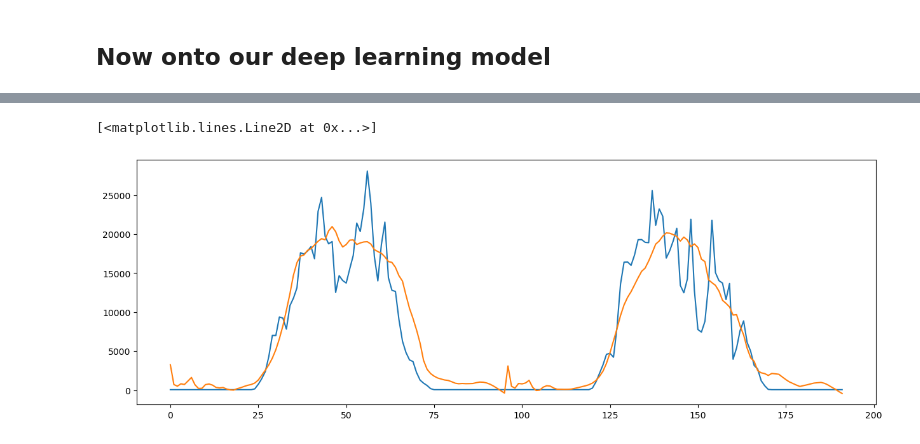
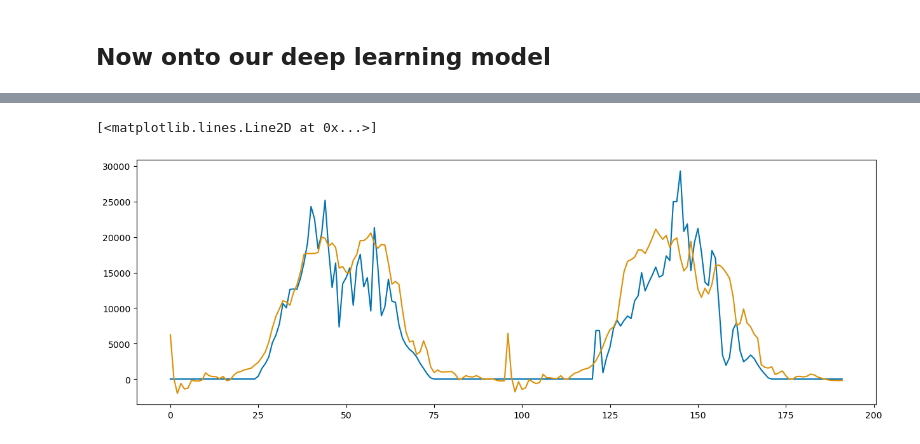
Before and after one commit to joshmdata/data-science-projects, a Jupyter notebook: time-series-forecasting-solar-power-generation.ipynb, the cells around one changed output, grey strips where cells are left out. Drawn from its saved outputs; the diff is of its cells as text; code cells hidden in the pictures.

```diff
--- a/time-series-forecasting-solar-power-generation.ipynb
+++ b/time-series-forecasting-solar-power-generation.ipynb
@@ -252,5 +316,4 @@ Now making the lag features. We can use feature selection to get the most import
 # %%
-#Creating lag features. Starting with a full range of lag features, we'll use feature selection to find the most important ones:
 def lag_creator(df, feature, start, stop, step_size):
     lag_features = [df]
     for i in range(start, start+stop, step_size):
@@ -259,15 +322,15 @@ def lag_creator(df, feature, start, stop, step_size):
         lag_features.append(lag_feature)
     df = pd.concat(lag_features, axis=1)
     return df
-df_for_weather_merge = lag_creator(df, 'AC_POWER', 96*2, 96*2, 1)
-df_for_ltsm = lag_creator(df, 'AC_POWER', 96*2, 96*2, 1)
-df = lag_creator(df, 'AC_POWER', 96*2, 96*2, 1)
+df_for_weather_merge = lag_creator(df, 'AC_POWER', 96, 96*2, 1)
+df_for_ltsm = lag_creator(df, 'AC_POWER', 96, 96*2, 1)
+df = lag_creator(df, 'AC_POWER', 96, 96*2, 1)
 df = df.dropna(axis=0)
 # %% [markdown]
 ## Establishing Baseline
 Let's have our baseline for our 2-Day forecast that the power generation is going to be the same as it is at the current time. This shouldn't be too terrible of a model, but hopefully our model can easily out perform it. We will use the mean squared error to score our model.
 # %%
-y_baseline = df.AC_POWER.shift(96*2).dropna(axis=0)
-df = df[~df.AC_POWER.shift(96*2).isna()]
+y_baseline = df.AC_POWER.shift(96).dropna(axis=0)
+df = df[~df.AC_POWER.shift(96).isna()]
 y = df.pop('AC_POWER')
 X = df
@@ -349,6 +418,7 @@ gs.cv_results_['std_test_score'][0])
 # %% [markdown]
 ## Adding weather data
 # %%
+plt1_weather = plt1_weather_raw
 plt1_weather.head()
 # %% [output]
 |  | DATE_TIME | PLANT_ID | SOURCE_KEY | AMBIENT_TEMPERATURE | MODULE_TEMPERATURE | IRRADIATION |
@@ -417,7 +474,14 @@ sns.pairplot(plt1_weather)
 ## Adding weather data with generation data
 To do this I will just create the lag features and concatenate them with the generation dataframe.
 # %%
-def lag_creator_features(df, feature, start, stop, step_size):
+def lag_creator_features(df, feature, start, stop, step_size, drop_na=True):
+
+    '''Takes a df and feature name and makes a range of lag features
+    start - initial shift
+    stop - maximum shift
+    step_size - spacing between shifts
+    drop_na - if True, drop nulls created by shifts
+    '''
     lag_features = [df[feature]]
     for i in range(start, start+stop, step_size):
         lag_feature= df[feature].shift(i)
@@ -427,13 +491,14 @@ def lag_creator_features(df, feature, start, stop, step_size):
     df = df.drop(feature, axis=1)
     return df
 
-df_ambient = lag_creator_features(plt1_weather, 'AMBIENT_TEMPERATURE', 96*2, 96*2, 1)
-df_module = lag_creator_features(plt1_weather, 'MODULE_TEMPERATURE', 96*2, 96*2, 1)
-df_irradiation = lag_creator_features(plt1_weather, 'IRRADIATION', 96*2, 96*2, 1)
+
+df_ambient = lag_creator_features(plt1_weather, 'AMBIENT_TEMPERATURE', 96, 96*2, 1)
+df_module = lag_creator_features(plt1_weather, 'MODULE_TEMPERATURE', 96, 96*2, 1)
+df_irradiation = lag_creator_features(plt1_weather, 'IRRADIATION', 96, 96*2, 1)
 df = pd.concat([df_ambient, df_module, df_irradiation, df_for_weather_merge], axis=1)
 # df = pd.concat([df_ambient, df_for_weather_merge], axis=1)
 df = df.dropna(axis=0)
-df = df[~df.AC_POWER.shift(96*2).isna()]
+df = df[~df.AC_POWER.shift(96).isna()]
 y = df[['AC_POWER']]
 X = df.drop('AC_POWER', axis=1)
 
@@ -601,10 +657,10 @@ df['Day cos'] = np.cos(timestamp_s * (2 * np.pi / day))
 
 y_lag = df[['AC_POWER']]
 X_lag = df
-X_lag['AC_POWER_LAG'] = X_lag['AC_POWER'].shift(96*2)
-X_lag['AMBIENT_TEMPERATURE_LAG'] = X_lag['AMBIENT_TEMPERATURE'].shift(96*2)
-X_lag['MODULE_TEMPERATURE_LAG'] = X_lag['MODULE_TEMPERATURE'].shift(96*2)
-X_lag['IRRADIATION_LAG'] = X_lag['IRRADIATION'].shift(96*2)
+X_lag['AC_POWER_LAG'] = X_lag['AC_POWER'].shift(96)
+X_lag['AMBIENT_TEMPERATURE_LAG'] = X_lag['AMBIENT_TEMPERATURE'].shift(96)
+X_lag['MODULE_TEMPERATURE_LAG'] = X_lag['MODULE_TEMPERATURE'].shift(96)
+X_lag['IRRADIATION_LAG'] = X_lag['IRRADIATION'].shift(96)
 X_lag = X_lag.drop(['AC_POWER','AMBIENT_TEMPERATURE', 'MODULE_TEMPERATURE', 'IRRADIATION'] , axis=1).dropna(axis=0)
 y_lag = y_lag.loc[X_lag.index]
 X_norm= (X_lag - X_lag.mean()) / X_lag.std()
@@ -696,7 +752,7 @@ y_preds = y_preds_rnn.flatten()
 y_test = (labels_test.values * y.std().values) + y.mean().values
 
 fig, ax = plt.subplots(figsize=(15,5))
-plt.plot(y_test[:192])
-plt.plot(y_preds[:192])
+plt.plot(y_test[-192:])
+plt.plot(y_preds[-192:])
 # %% [output]
 Epoch 1/2000
@@ -719,2 +775,2 @@ Epoch 88/2000
 [<matplotlib.lines.Line2D at 0x...>]
-[figure, old version]
+[figure, new version]
```
Also changed, not shown: parts of 52 cells of this notebook.
